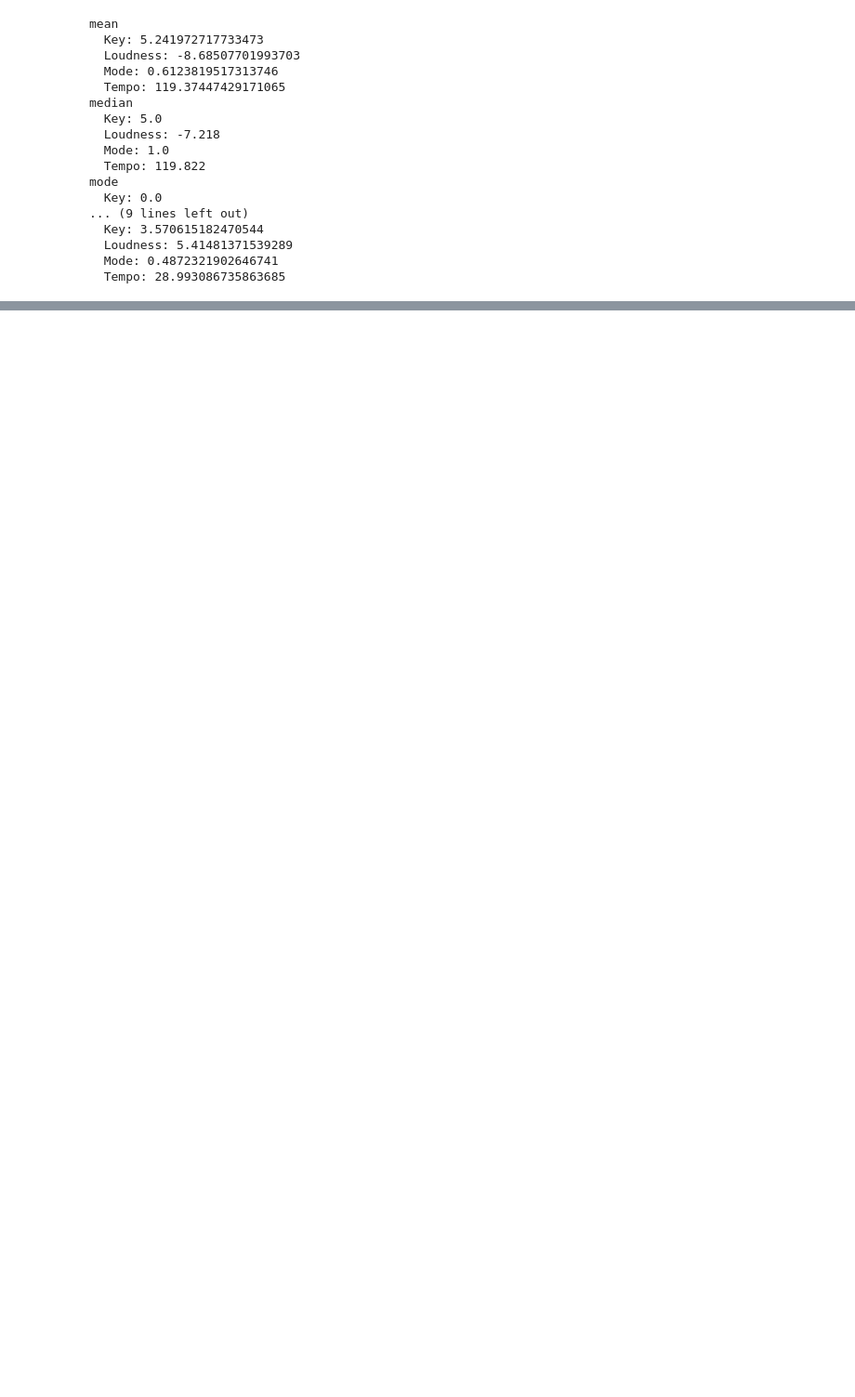
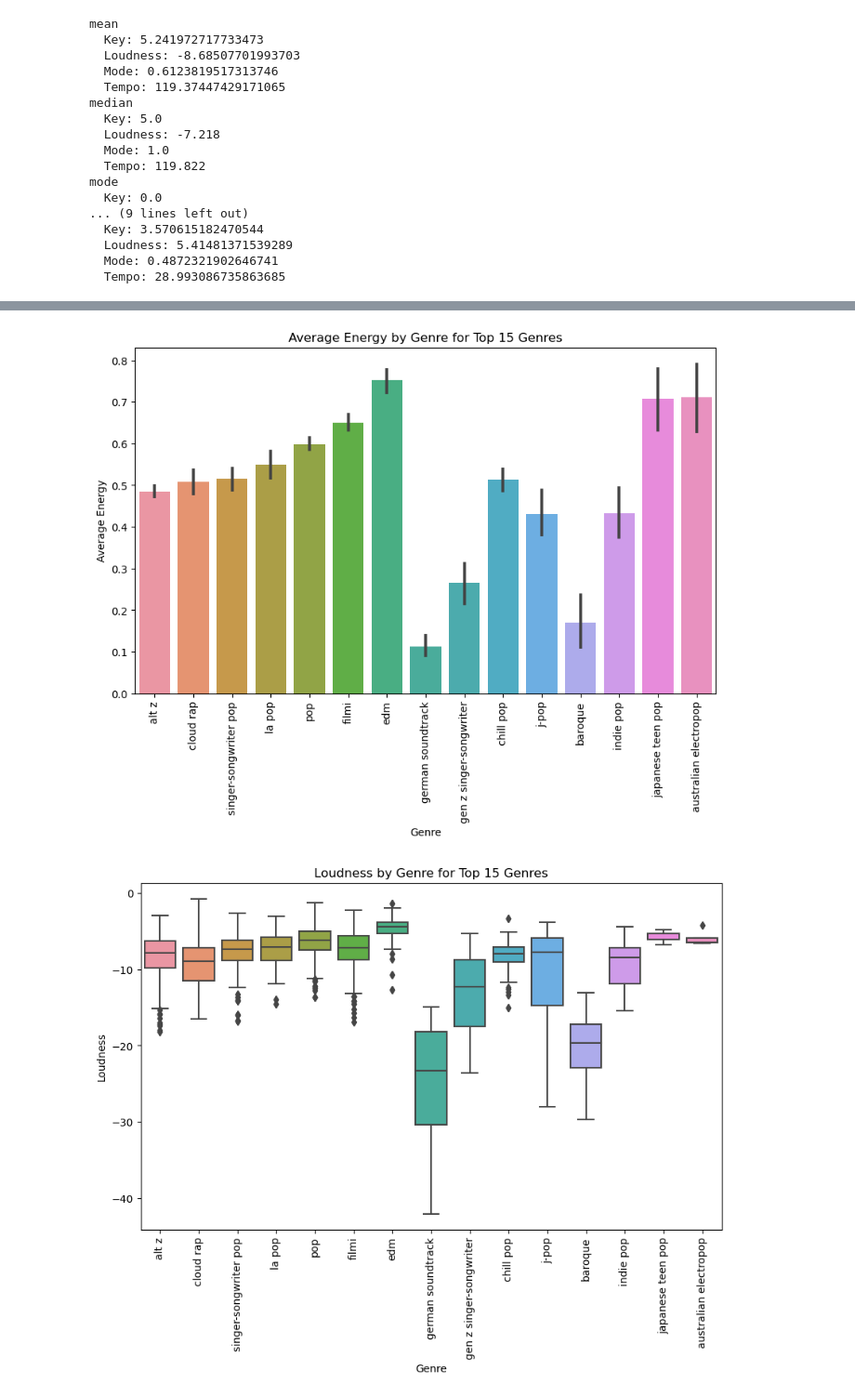
Before and after one commit to George-Mbugua/Music-Analysis, a Jupyter notebook: Music-Analysis.ipynb, the cells around one changed output, grey strips where cells are left out. Shown at 93% size. Saved outputs shown, nothing was run; the diff lists cells and outputs as text; code cells hidden in the pictures; blank space fills up the shorter version.

```diff
--- a/Music-Analysis.ipynb
+++ b/Music-Analysis.ipynb
@@ -563,0 +556,15 @@ plt.show()
+# %%
+# Calculate the total time listened for each genre
+total_time_by_genre = music.groupby('Genre')['Msplayed'].sum()
+
+# Select the top 20 genres based on total time listened
+top_genres = total_time_by_genre.sort_values(ascending=False).head(15).index
+
+# Filter the data to only include the top 20 genres
+filtered_data = music[music['Genre'].isin(top_genres)]
+
+# Calculate the average value for each audio feature by genre
+results = filtered_data.groupby('Genre').agg({'Energy': 'mean', 'Key': 'mean', 'Loudness': 'mean', 'Mode': 'mean', 'Speechiness': 'mean', 'Liveness': 'mean', 'Valence': 'mean', 'Tempo': 'mean'})
+
+# Display the results in a DataFrame
+print(results)
@@ -563,0 +589,30 @@ plt.show()
+# %%
+# Create a bar plot to compare the average energy by genre for the top 15 genres
+plt.figure(figsize=(10, 6))
+sns.barplot(data=filtered_data, x='Genre', y='Energy')
+plt.title('Average Energy by Genre for Top 15 Genres')
+plt.xlabel('Genre')
+plt.ylabel('Average Energy')
+plt.xticks(rotation=90)
+plt.show()
+
+# Create a box plot to compare the distribution of loudness by genre for the top 15 genres
+plt.figure(figsize=(10, 6))
+sns.boxplot(data=filtered_data, x='Genre', y='Loudness')
+plt.title('Loudness by Genre for Top 15 Genres')
+plt.xlabel('Genre')
+plt.ylabel('Loudness')
+plt.xticks(rotation=90)
+plt.show()
+
+# Create a violin plot to compare the distribution of tempo by genre for the top 15 genres
+plt.figure(figsize=(10, 6))
+sns.violinplot(data=filtered_data, x='Genre', y='Tempo')
+plt.title('Tempo by Genre for Top 15 Genres')
+plt.xlabel('Genre')
+plt.ylabel('Tempo')
+plt.xticks(rotation=90)
+plt.show()
+# %% [output]
+[figure, added]
+[figure, added]
```
Also changed, not shown: parts of 15 cells of this notebook.
